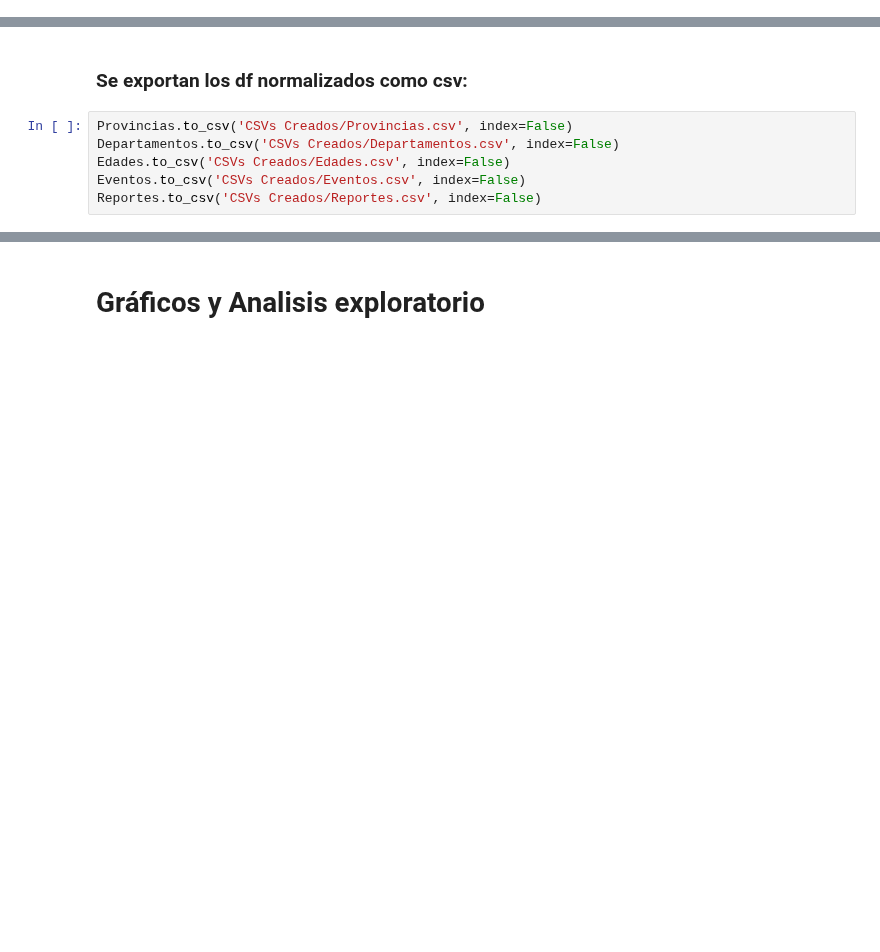
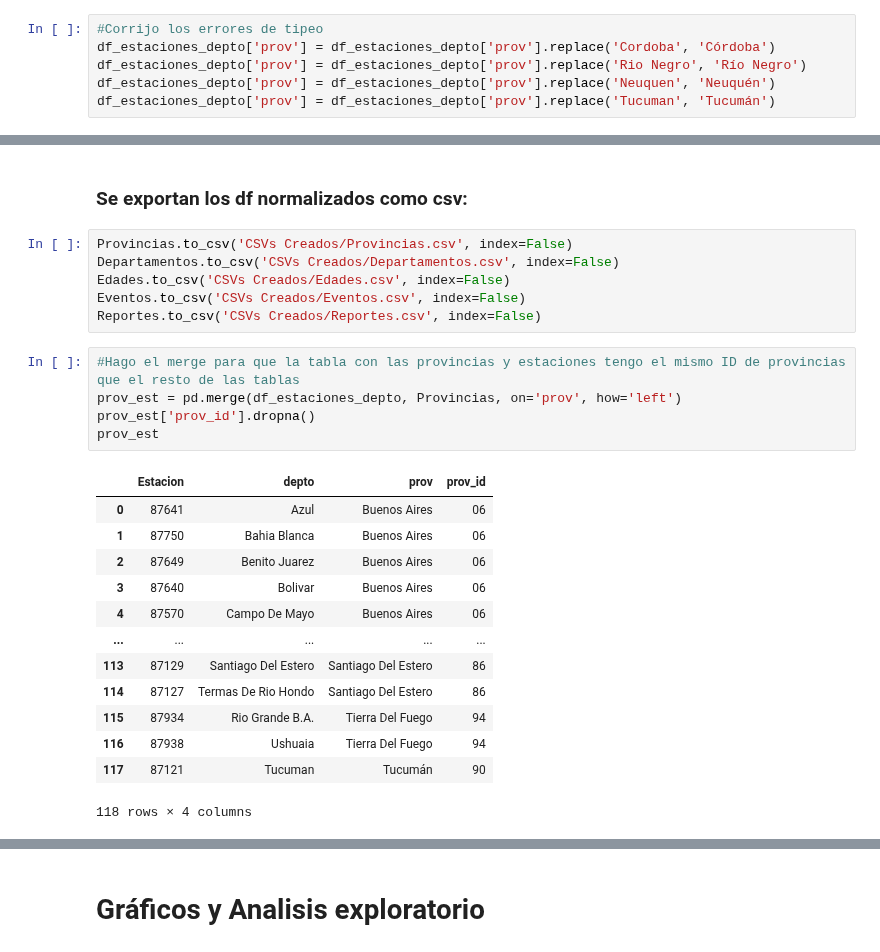
Before and after one commit to Valnir17/Dengue-y-Zika-Argentina, a Jupyter notebook: Manipulación de Tablas.ipynb, the cells around one changed output, grey strips where cells are left out. Saved outputs shown, nothing was run; the diff lists cells and outputs as text; blank space fills up the shorter version.

```diff
--- a/Manipulación de Tablas.ipynb
+++ b/Manipulación de Tablas.ipynb
@@ -519,6 +519,12 @@ df_estaciones_depto
 | 116 | 87938 | Ushuaia | Tierra Del Fuego |
 | 117 | 87121 | Tucuman | Tucuman |
 118 rows × 3 columns
+# %%
+#Corrijo los errores de tipeo
+df_estaciones_depto['prov'] = df_estaciones_depto['prov'].replace('Cordoba', 'Córdoba')
+df_estaciones_depto['prov'] = df_estaciones_depto['prov'].replace('Rio Negro', 'Río Negro')
+df_estaciones_depto['prov'] = df_estaciones_depto['prov'].replace('Neuquen', 'Neuquén')
+df_estaciones_depto['prov'] = df_estaciones_depto['prov'].replace('Tucuman', 'Tucumán')
 # %%
 #Creamos los csv de los nuevos dataframes
 df_estaciones_depto.to_csv("CSVs Creados/df_estaciones_depto.csv", index=False)
@@ -589,3 +595,22 @@ Departamentos.to_csv('CSVs Creados/Departamentos.csv', index=False)
 Edades.to_csv('CSVs Creados/Edades.csv', index=False)
 Eventos.to_csv('CSVs Creados/Eventos.csv', index=False)
 Reportes.to_csv('CSVs Creados/Reportes.csv', index=False)
+# %%
+#Hago el merge para que la tabla con las provincias y estaciones tengo el mismo ID de provincias que el resto de las tablas
+prov_est = pd.merge(df_estaciones_depto, Provincias, on='prov', how='left')
+prov_est['prov_id'].dropna()
+prov_est
+# %% [output]
+|  | Estacion | depto | prov | prov_id |
+| 0 | 87641 | Azul | Buenos Aires | 06 |
+| 1 | 87750 | Bahia Blanca | Buenos Aires | 06 |
+| 2 | 87649 | Benito Juarez | Buenos Aires | 06 |
+| 3 | 87640 | Bolivar | Buenos Aires | 06 |
+| 4 | 87570 | Campo De Mayo | Buenos Aires | 06 |
+| ... | ... | ... | ... | ... |
+| 113 | 87129 | Santiago Del Estero | Santiago Del Estero | 86 |
+| 114 | 87127 | Termas De Rio Hondo | Santiago Del Estero | 86 |
+| 115 | 87934 | Rio Grande B.A. | Tierra Del Fuego | 94 |
+| 116 | 87938 | Ushuaia | Tierra Del Fuego | 94 |
+| 117 | 87121 | Tucuman | Tucumán | 90 |
+118 rows × 4 columns
```
Also changed, not shown: parts of 7 cells of this notebook, 3 other files.
